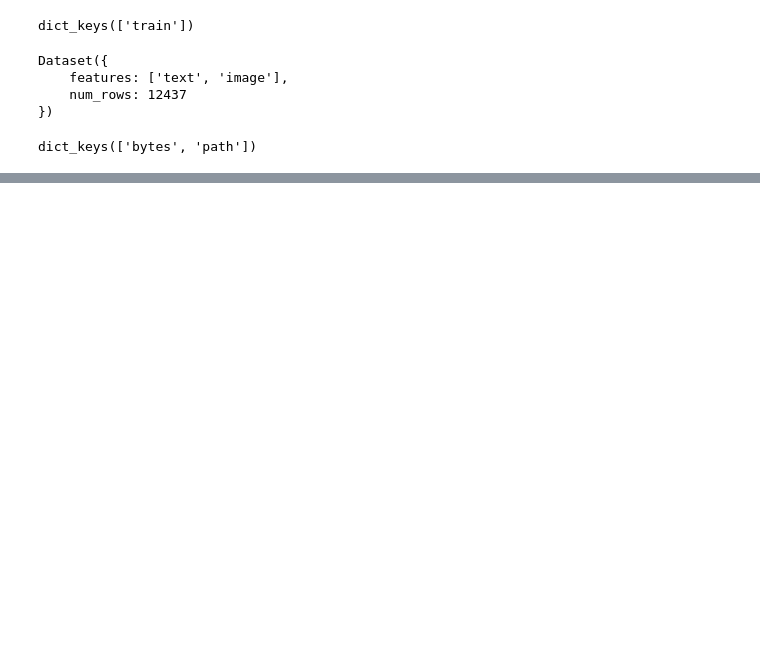
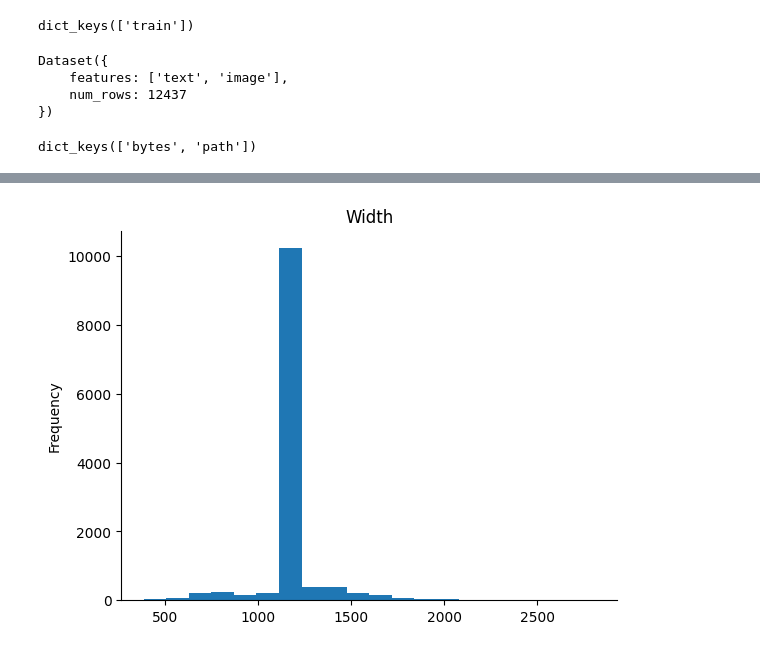
Before and after one commit to IsaD01/Deep-learning-, a Jupyter notebook: Opdracht3_2.ipynb, the cells around one changed output, grey strips where cells are left out. Saved outputs shown, nothing was run; the diff lists cells and outputs as text; code cells hidden in the pictures; blank space fills up the shorter version.

```diff
--- a/Opdracht3_2.ipynb
+++ b/Opdracht3_2.ipynb
@@ -402,0 +136,3 @@ https://chatgpt.com/share/612bf8e2-1eec-4402-b332-2ebb0da2154c
+# %%
+dataframe = pd.DataFrame(dimensions, columns=['filename', 'width', 'height'])
+dataframe['caption'] = df['text']
@@ -402,0 +157,36 @@ https://chatgpt.com/share/612bf8e2-1eec-4402-b332-2ebb0da2154c
+# %%
+def clean_and_tokenize(caption):
+    # Convert to lowercase
+    caption = caption.lower()
+    # Remove punctuation
+    caption = re.sub(r'[^\w\s]', '', caption)
+    # Tokenize (split into words)
+    words = caption.split()
+    return words
+
+def clean_caption(caption):
+    # Convert to lowercase
+    caption = caption.lower()
+    # Remove special characters except spaces
+    caption = re.sub(r'[^a-zA-Z0-9\s]', '', caption)
+    # Remove extra whitespaces
+    caption = re.sub(r'\s+', ' ', caption).strip()
+    return caption
+
+def text_features(dataframe, text_col):
+  dataframe['text_length'] = [len(text) for text in dataframe[text_col]]
+  dataframe['tokens'] = dataframe[text_col].apply(clean_and_tokenize)
+  dataframe['count_tokens'] = [len(tokens) for tokens in dataframe['tokens']]
+
+  dataframe['cleaned_text'] = dataframe[text_col].apply(clean_caption)
+  dataframe['cleaned_text_length'] = [len(text) for text in dataframe['cleaned_text']]
+  dataframe['cleaned_tokens'] = dataframe['cleaned_text'].apply(clean_and_tokenize)
+  dataframe['cleaned_count_tokens'] = [len(tokens) for tokens in dataframe['cleaned_tokens']]
+
+  dataframe['diff_text_length'] = dataframe['text_length'] - dataframe['cleaned_text_length']
+  dataframe['diff_count_tokens'] = dataframe['count_tokens'] - dataframe['cleaned_count_tokens']
+
+  return dataframe
+# %%
+dataframe = text_features(dataframe, 'caption')
+dataframe.head(10)
@@ -402,0 +205,5 @@ https://chatgpt.com/share/612bf8e2-1eec-4402-b332-2ebb0da2154c
+# %%
+dataframe['width'].plot(kind='hist', bins=20, title='Width')
+plt.gca().spines[['top', 'right',]].set_visible(False)
+# %% [output]
+[figure, added]
```
Also changed, not shown: parts of 50 cells of this notebook.
